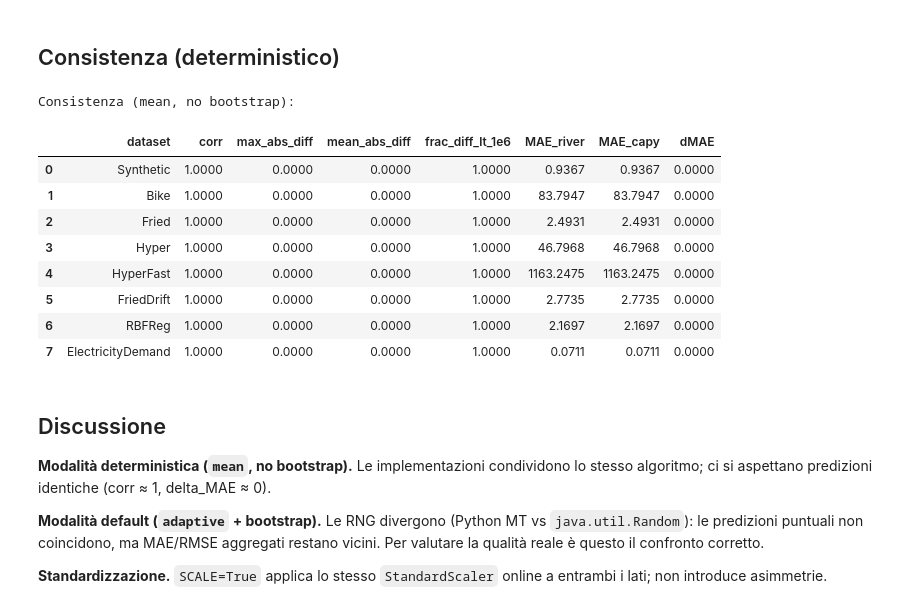
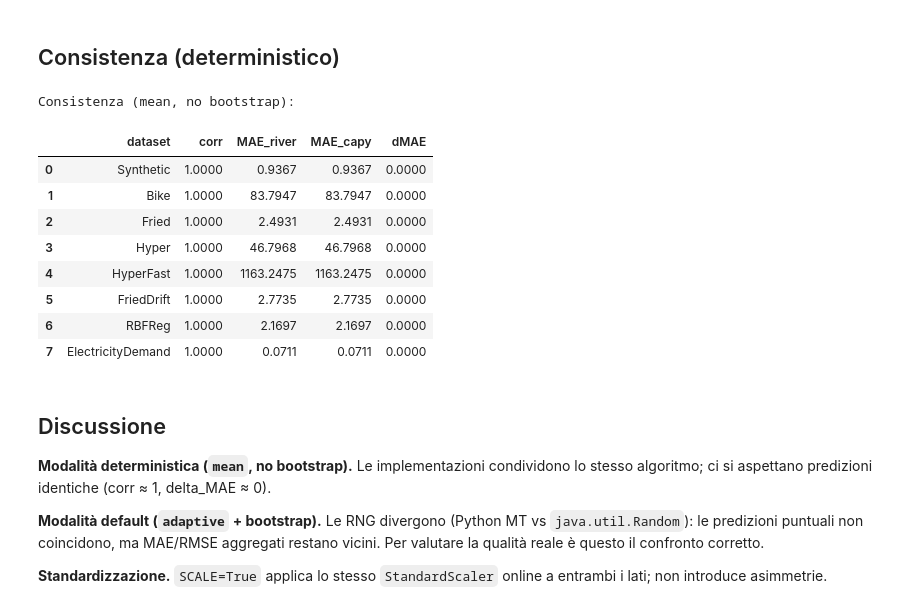
Before and after one commit to Streaming-Data-Analytics/2025-2026_Regression-Models-in-CapyMOA, a Jupyter notebook: andrea_zhang/experiments/hatr-crossframework-quality.ipynb, the cells around one changed output. Cells and saved outputs as stored; diff of their text form; code cells hidden in the pictures.

```diff
--- a/andrea_zhang/experiments/hatr-crossframework-quality.ipynb
+++ b/andrea_zhang/experiments/hatr-crossframework-quality.ipynb
@@ -92,7 +92,7 @@ ElectricityDemand    n= 17000  feat= 7  y∈[0.00, 0.94]
 # %%
 BASE = dict(grace_period=200, delta=1e-7, tau=0.05, model_selector_decay=0.95,
             drift_window_threshold=300, switch_significance=0.05,
-            min_samples_split=5, adwin_delta=0.002, learning_ratio=0.01, seed=0)
+            min_samples_split=5, adwin_delta=0.002, seed=0)
 
 CONFIGS = {
     "deterministic (mean, no-bootstrap)": dict(leaf_prediction="mean",     bootstrap_sampling=False),
@@ -231,30 +231,29 @@ plt.show()
 # %%
 cfg_det = "deterministic (mean, no-bootstrap)"
 cons = []
 for ds_name in datasets.keys():
     yt, rp, cp = preds_cache[(ds_name, cfg_det)]
     d = np.abs(rp - cp)
     corr = np.corrcoef(rp[SKIP:], cp[SKIP:])[0, 1]
     cons.append(dict(dataset=ds_name,
-                     corr=corr, max_abs_diff=d.max(), mean_abs_diff=d.mean(),
-                     frac_diff_lt_1e6=float(np.mean(d < 1e-6)),
+                     corr=corr,
                      MAE_river=utils.mae(yt[SKIP:], rp[SKIP:]),
                      MAE_capy=utils.mae(yt[SKIP:], cp[SKIP:]),
                      dMAE=abs(utils.mae(yt[SKIP:], rp[SKIP:]) - utils.mae(yt[SKIP:], cp[SKIP:]))))
 cons_df = pd.DataFrame(cons)
 print("Consistenza (mean, no bootstrap):")
 cons_df
 # %% [output]
 Consistenza (mean, no bootstrap):
-|  | dataset | corr | max_abs_diff | mean_abs_diff | frac_diff_lt_1e6 | MAE_river | MAE_capy | dMAE |
-| 0 | Synthetic | 1.0000 | 0.0000 | 0.0000 | 1.0000 | 0.9367 | 0.9367 | 0.0000 |
-| 1 | Bike | 1.0000 | 0.0000 | 0.0000 | 1.0000 | 83.7947 | 83.7947 | 0.0000 |
-| 2 | Fried | 1.0000 | 0.0000 | 0.0000 | 1.0000 | 2.4931 | 2.4931 | 0.0000 |
-| 3 | Hyper | 1.0000 | 0.0000 | 0.0000 | 1.0000 | 46.7968 | 46.7968 | 0.0000 |
-| 4 | HyperFast | 1.0000 | 0.0000 | 0.0000 | 1.0000 | 1163.2475 | 1163.2475 | 0.0000 |
-| 5 | FriedDrift | 1.0000 | 0.0000 | 0.0000 | 1.0000 | 2.7735 | 2.7735 | 0.0000 |
-| 6 | RBFReg | 1.0000 | 0.0000 | 0.0000 | 1.0000 | 2.1697 | 2.1697 | 0.0000 |
-| 7 | ElectricityDemand | 1.0000 | 0.0000 | 0.0000 | 1.0000 | 0.0711 | 0.0711 | 0.0000 |
+|  | dataset | corr | MAE_river | MAE_capy | dMAE |
+| 0 | Synthetic | 1.0000 | 0.9367 | 0.9367 | 0.0000 |
+| 1 | Bike | 1.0000 | 83.7947 | 83.7947 | 0.0000 |
+| 2 | Fried | 1.0000 | 2.4931 | 2.4931 | 0.0000 |
+| 3 | Hyper | 1.0000 | 46.7968 | 46.7968 | 0.0000 |
+| 4 | HyperFast | 1.0000 | 1163.2475 | 1163.2475 | 0.0000 |
+| 5 | FriedDrift | 1.0000 | 2.7735 | 2.7735 | 0.0000 |
+| 6 | RBFReg | 1.0000 | 2.1697 | 2.1697 | 0.0000 |
+| 7 | ElectricityDemand | 1.0000 | 0.0711 | 0.0711 | 0.0000 |
 # %% [markdown]
 ## Discussione
 
```
Also changed, not shown: 13 other files.
